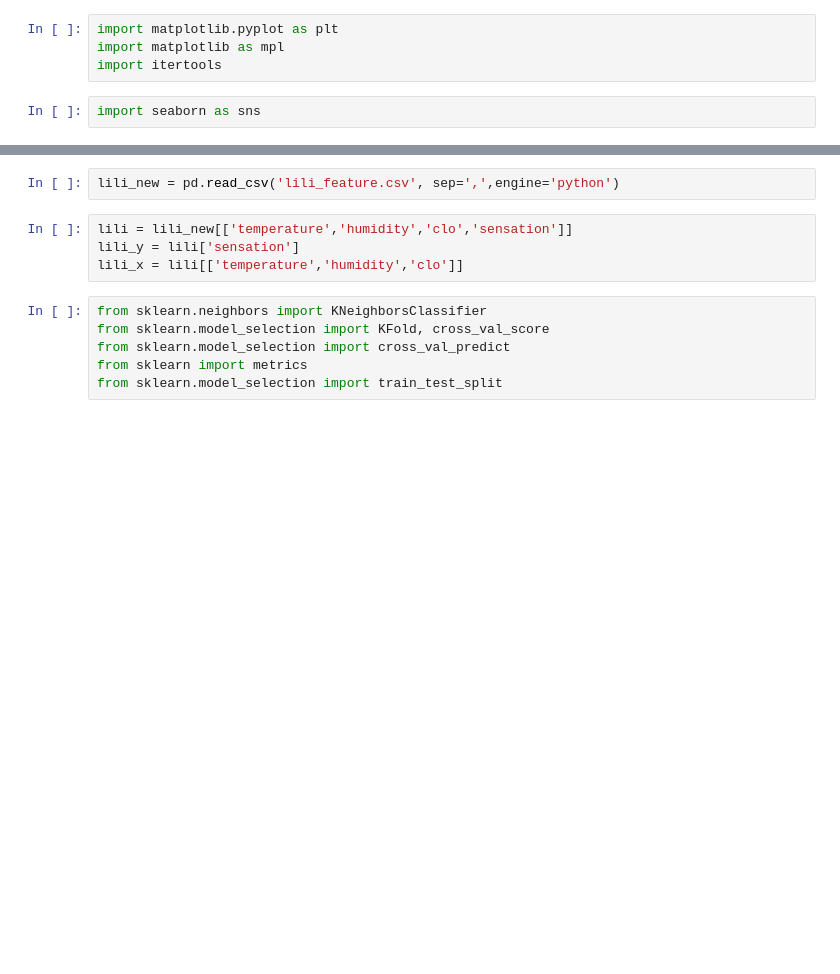
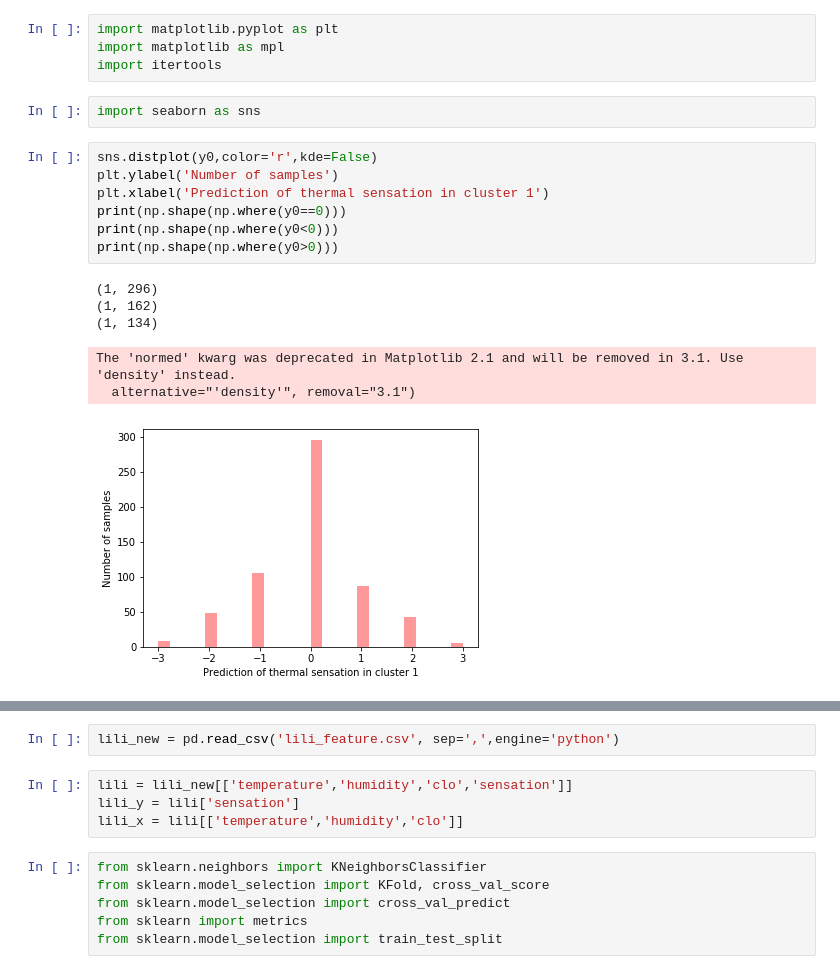
Before and after one commit to lusiliang93/thermal_model_rp884, a Jupyter notebook: cluster.ipynb, the cells around one changed output, grey strips where cells are left out. Drawn from its saved outputs; the diff is of its cells as text; blank space fills up the shorter version.

```diff
--- a/cluster.ipynb
+++ b/cluster.ipynb
@@ -95,3 +194,17 @@ import matplotlib as mpl
 import itertools
 # %%
 import seaborn as sns
+# %%
+sns.distplot(y0,color='r',kde=False)
+plt.ylabel('Number of samples')
+plt.xlabel('Prediction of thermal sensation in cluster 1')
+print(np.shape(np.where(y0==0)))
+print(np.shape(np.where(y0<0)))
+print(np.shape(np.where(y0>0)))
+# %% [output]
+(1, 296)
+(1, 162)
+(1, 134)
+The 'normed' kwarg was deprecated in Matplotlib 2.1 and will be removed in 3.1. Use 'density' instead.
+  alternative="'density'", removal="3.1")
+[figure, added]
```
Also changed, not shown: parts of 38 cells of this notebook, 39 other files.
